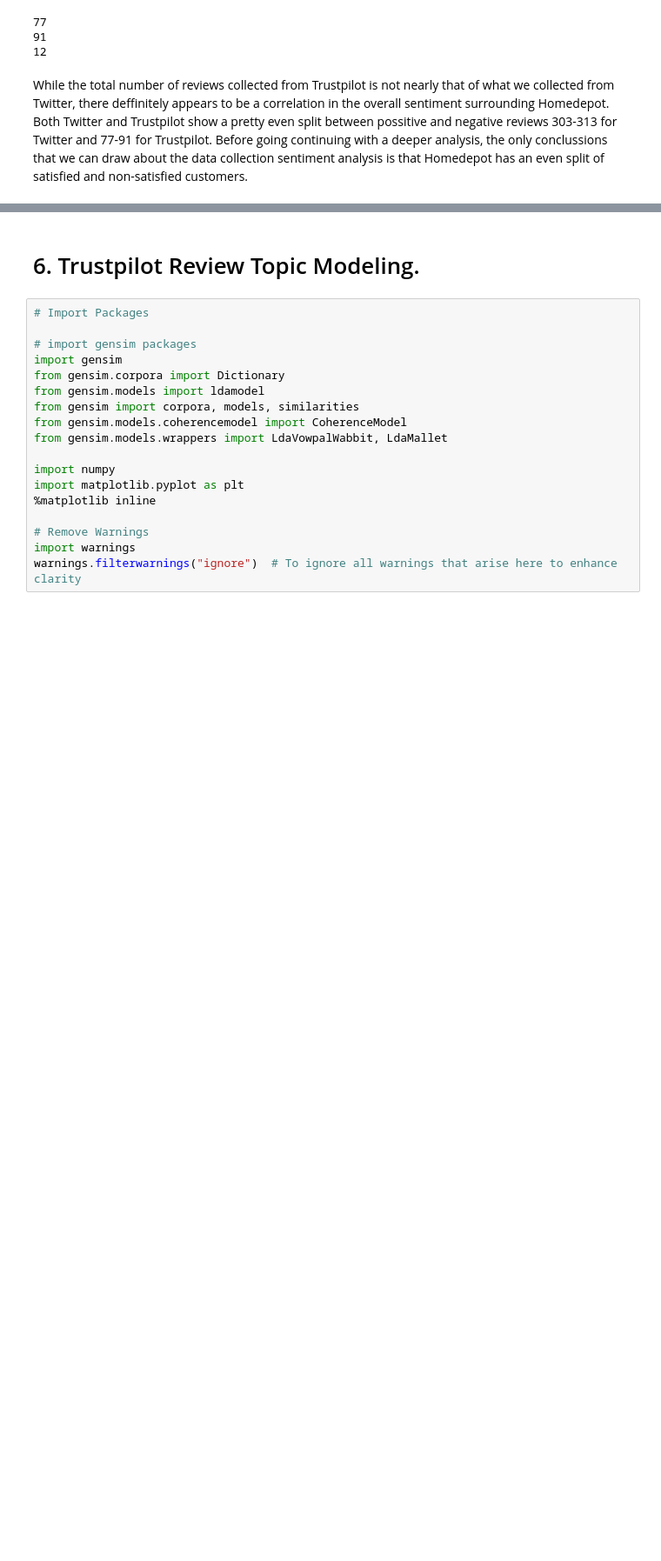
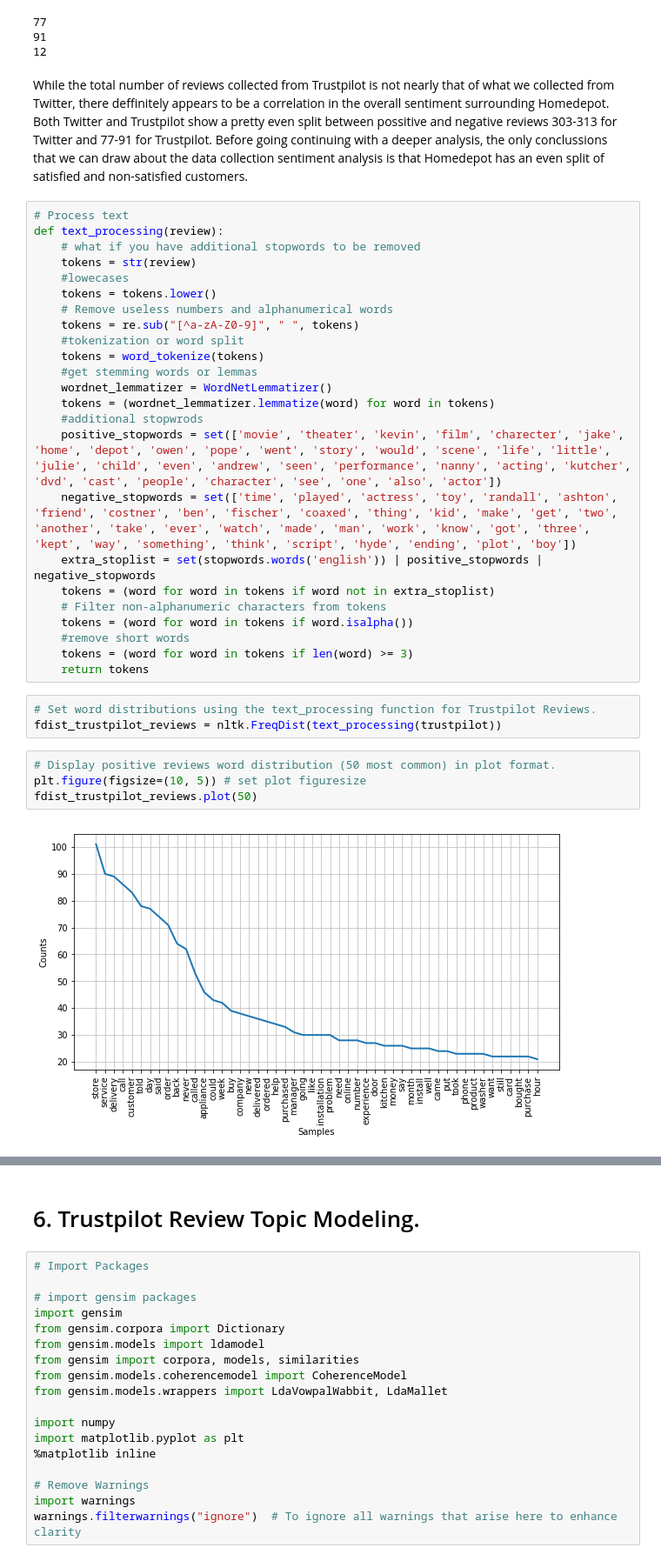
Before and after one commit to GrantFerrel/MIS-670---Final-Project, a Jupyter notebook: Ferrel_G_FinalProject.ipynb, the cells around one changed output, grey strips where cells are left out. Shown: that part at 87% size. Cells and saved outputs as stored; diff of their text form; blank space fills up the shorter version.

```diff
--- a/Ferrel_G_FinalProject.ipynb
+++ b/Ferrel_G_FinalProject.ipynb
@@ -538,3 +538,36 @@ print(len(neutral_review))
 12
 # %% [markdown]
 While the total number of reviews collected from Trustpilot is not nearly that of what we collected from Twitter, there deffinitely appears to be a correlation in the overall sentiment surrounding Homedepot. Both Twitter and Trustpilot show a pretty even split between possitive and negative reviews 303-313 for Twitter and 77-91 for Trustpilot. Before going continuing with a deeper analysis, the only conclussions that we can draw about the data collection sentiment analysis is that Homedepot has an even split of satisfied and non-satisfied customers.
+# %%
+# Process text
+def text_processing(review):
+    # what if you have additional stopwords to be removed
+    tokens = str(review)
+    #lowecases
+    tokens = tokens.lower()
+    # Remove useless numbers and alphanumerical words
+    tokens = re.sub("[^a-zA-Z0-9]", " ", tokens)
+    #tokenization or word split
+    tokens = word_tokenize(tokens)
+    #get stemming words or lemmas
+    wordnet_lemmatizer = WordNetLemmatizer()
+    tokens = (wordnet_lemmatizer.lemmatize(word) for word in tokens)
+    #additional stopwrods
+    positive_stopwords = set(['movie', 'theater', 'kevin', 'film', 'charecter', 'jake', 'home', 'depot', 'owen', 'pope', 'went', 'story', 'would', 'scene', 'life', 'little', 'julie', 'child', 'even', 'andrew', 'seen', 'performance', 'nanny', 'acting', 'kutcher', 'dvd', 'cast', 'people', 'character', 'see', 'one', 'also', 'actor'])
+    negative_stopwords = set(['time', 'played', 'actress', 'toy', 'randall', 'ashton', 'friend', 'costner', 'ben', 'fischer', 'coaxed', 'thing', 'kid', 'make', 'get', 'two', 'another', 'take', 'ever', 'watch', 'made', 'man', 'work', 'know', 'got', 'three', 'kept', 'way', 'something', 'think', 'script', 'hyde', 'ending', 'plot', 'boy'])
+    extra_stoplist = set(stopwords.words('english')) | positive_stopwords | negative_stopwords
+    tokens = (word for word in tokens if word not in extra_stoplist)
+    # Filter non-alphanumeric characters from tokens
+    tokens = (word for word in tokens if word.isalpha())
+    #remove short words
+    tokens = (word for word in tokens if len(word) >= 3)
+    return tokens
+# %%
+# Set word distributions using the text_processing function for Trustpilot Reviews.
+fdist_trustpilot_reviews = nltk.FreqDist(text_processing(trustpilot))
+# %%
+# Display positive reviews word distribution (50 most common) in plot format.
+plt.figure(figsize=(10, 5)) # set plot figuresize
+fdist_trustpilot_reviews.plot(50)
+# %% [output]
+[figure, added]
```
Also changed, not shown: parts of 1 cell of this notebook.
